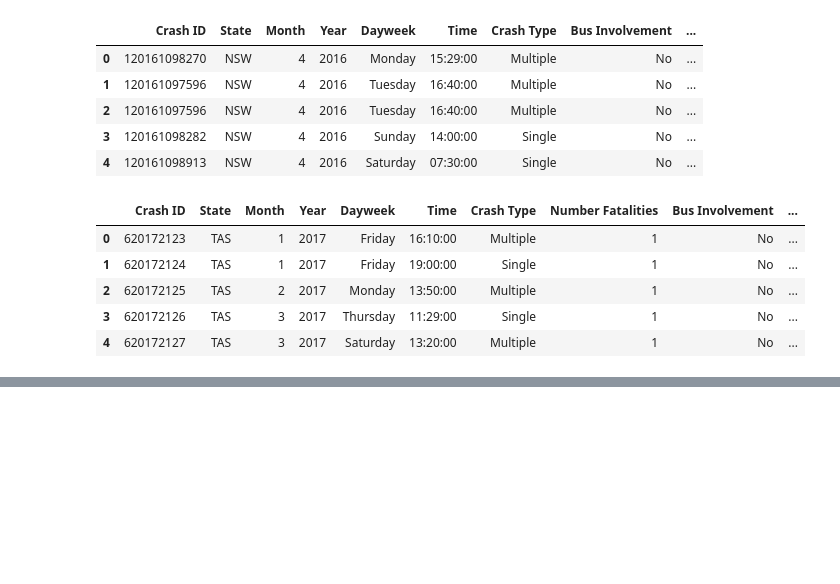
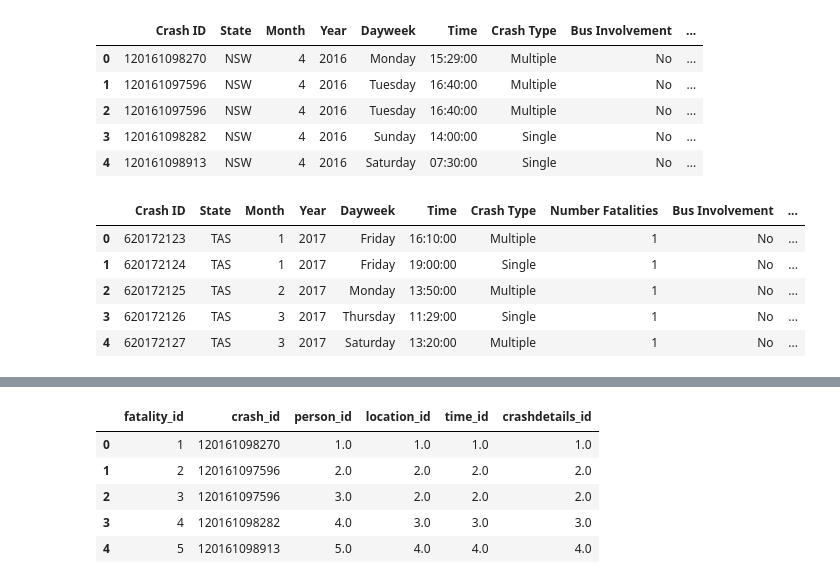
Before and after one commit to keanscott/datawarehousing_project1, a Jupyter notebook: project_1.ipynb, the cells around one changed output, grey strips where cells are left out. Drawn from its saved outputs; the diff is of its cells as text; code cells hidden in the pictures; blank space fills up the shorter version.

```diff
--- a/project_1.ipynb
+++ b/project_1.ipynb
@@ -41,0 +516,13 @@ fatal_crashes.head()
+# %%
+factfatality = factfatality[[
+    'fatality_id', 'Crash ID', 'person_id', 'location_id', 'time_id', 'crashdetails_id'
+]].rename(columns={'Crash ID': 'crash_id'})
+# %%
+factfatality.head()
+# %% [output]
+|  | fatality_id | crash_id | person_id | location_id | time_id | crashdetails_id |
+| 0 | 1 | 120161098270 | 1.0 | 1.0 | 1.0 | 1.0 |
+| 1 | 2 | 120161097596 | 2.0 | 2.0 | 2.0 | 2.0 |
+| 2 | 3 | 120161097596 | 3.0 | 2.0 | 2.0 | 2.0 |
+| 3 | 4 | 120161098282 | 4.0 | 3.0 | 3.0 | 3.0 |
+| 4 | 5 | 120161098913 | 5.0 | 4.0 | 4.0 | 4.0 |
```
Also changed, not shown: parts of 52 cells of this notebook, 6 other files.
